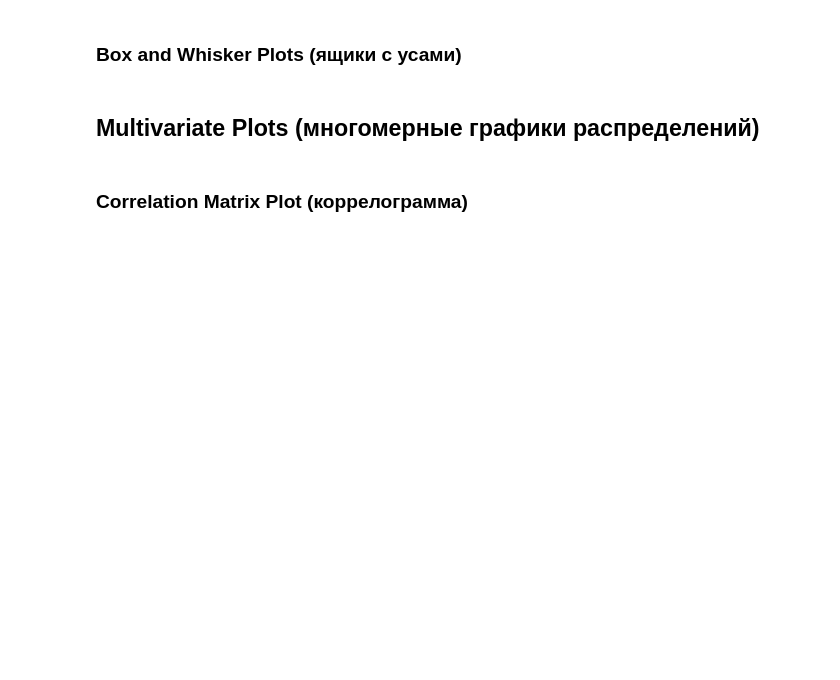
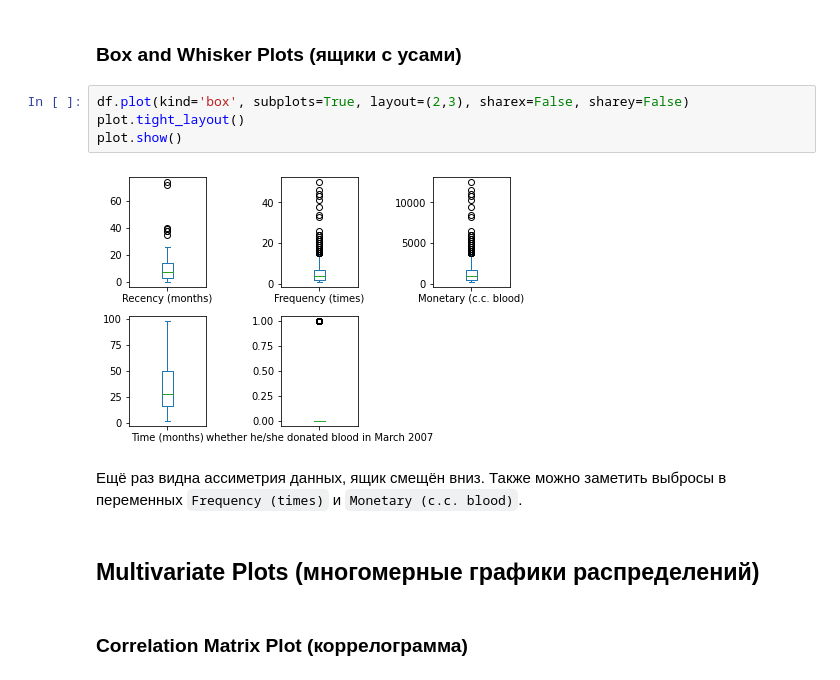
Before and after one commit to endygamedev/university, a Jupyter notebook: 3-course-5-semester/analytical-marketing/task-1/AnMark_HW_1.ipynb, the cells around one changed output. Cells and saved outputs as stored; diff of their text form; blank space fills up the shorter version.

```diff
--- a/3-course-5-semester/analytical-marketing/task-1/AnMark_HW_1.ipynb
+++ b/3-course-5-semester/analytical-marketing/task-1/AnMark_HW_1.ipynb
@@ -106,5 +157,13 @@ df.describe()
 # %% [markdown]
 ### Box and Whisker Plots (ящики с усами)
+# %%
+df.plot(kind='box', subplots=True, layout=(2,3), sharex=False, sharey=False)
+plot.tight_layout()
+plot.show()
+# %% [output]
+[figure, added]
+# %% [markdown]
+Ещё раз видна ассиметрия данных, ящик смещён вниз. Также можно заметить выбросы в переменных `Frequency (times)` и `Monetary (c.c. blood)`.
 # %% [markdown]
 ## Multivariate Plots (многомерные графики распределений)
 # %% [markdown]
```
Also changed, not shown: parts of 33 cells of this notebook, 3 other files.
